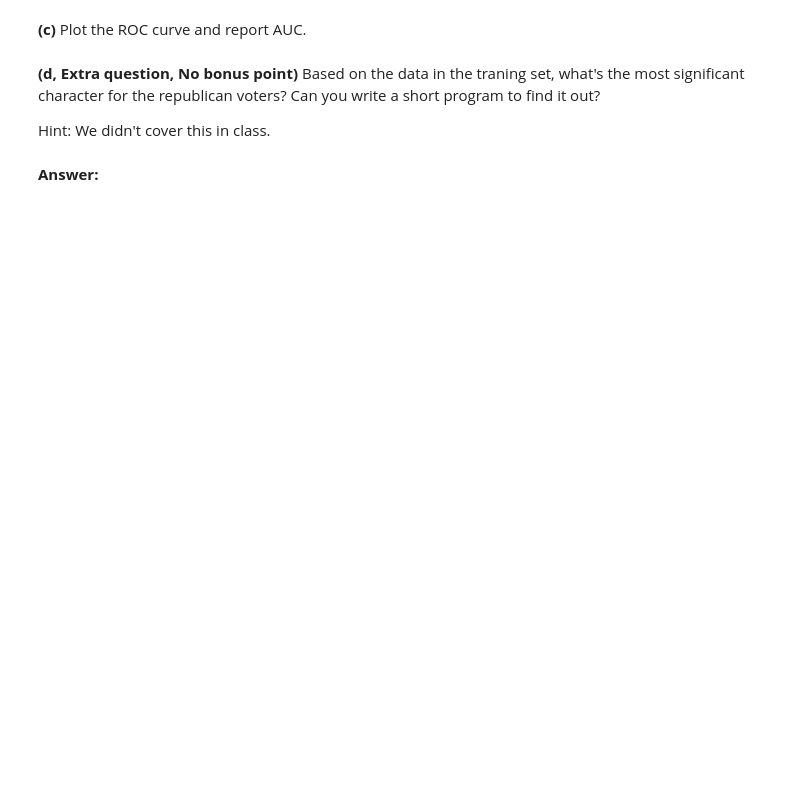
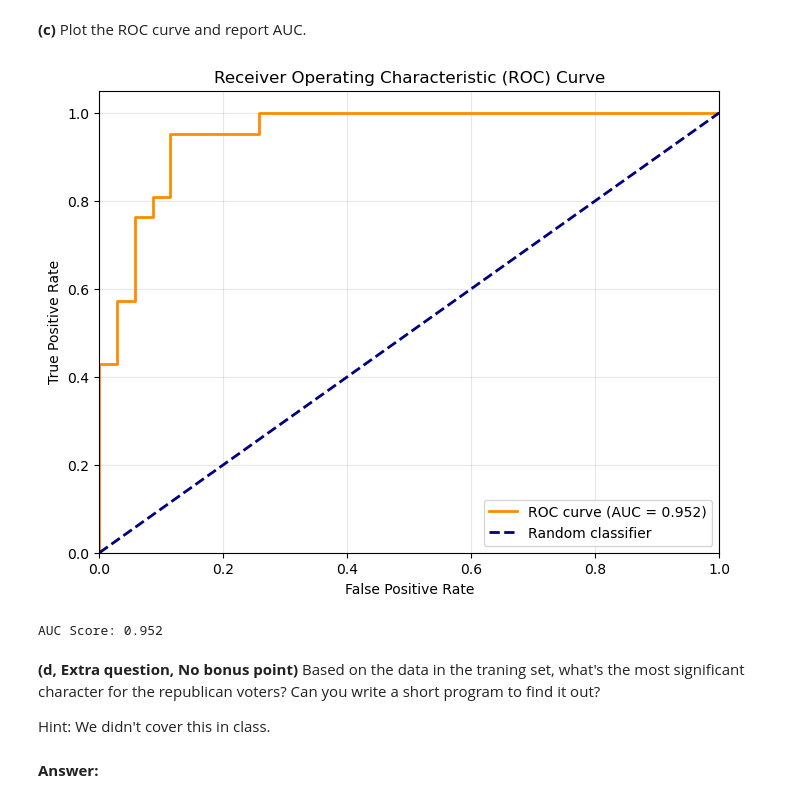
Before and after one commit to ginobenitez/STA4724, a Jupyter notebook: Homeworks/HW3/Homework 3.ipynb, the cells around one changed output. Drawn from its saved outputs; the diff is of its cells as text; code cells hidden in the pictures; blank space fills up the shorter version.

```diff
--- a/Homeworks/HW3/Homework 3.ipynb
+++ b/Homeworks/HW3/Homework 3.ipynb
@@ -191,2 +196,17 @@ Name: class, dtype: object
 # %% [markdown]
 **(b)** Train the bayes model and use it to predict the voting result on the testing data.
+# %%
+
+from sklearn.naive_bayes import GaussianNB
+from sklearn.metrics import accuracy_score, classification_report
+
+
+# Create and fit the Gaussian Naive Bayes classifier
+gnb = GaussianNB()
+gnb.fit(X_train, y_train)
+
+y_pred = gnb.predict(X_test)
+
+accuracy =accuracy_score(y_test, gnb.predict(X_test))
+
+print(classification_report(y_test, y_pred))
@@ -193,5 +222,39 @@ Name: class, dtype: object
 # %% [markdown]
 **(c)** Plot the ROC curve and report AUC.
+# %%
+from sklearn.metrics import roc_curve, auc
+import matplotlib.pyplot as plt
+import numpy as np
+
+# Assuming 'republican' is positive class (1) and 'democrat' is negative class (0)
+y_test_binary = np.where(y_test == 'republican', 1, 0)
+
+# Get prediction probabilities for the positive class (republican)
+y_proba = gnb.predict_proba(X_test)[:, 1]
+
+# Calculate ROC curve
+fpr, tpr, thresholds = roc_curve(y_test_binary, y_proba)
+
+# Calculate AUC
+roc_auc = auc(fpr, tpr)
+
+# Plot ROC curve
+plt.figure(figsize=(8, 6))
+plt.plot(fpr, tpr, color='darkorange', lw=2, label=f'ROC curve (AUC = {roc_auc:.3f})')
+plt.plot([0, 1], [0, 1], color='navy', lw=2, linestyle='--', label='Random classifier')
+plt.xlim([0.0, 1.0])
+plt.ylim([0.0, 1.05])
+plt.xlabel('False Positive Rate')
+plt.ylabel('True Positive Rate')
+plt.title('Receiver Operating Characteristic (ROC) Curve')
+plt.legend(loc="lower right")
+plt.grid(True, alpha=0.3)
+plt.show()
+
+print(f"AUC Score: {roc_auc:.3f}")
+# %% [output]
+[figure, added]
+AUC Score: 0.952
 # %% [markdown]
 **(d, Extra question, No bonus point)** Based on the data in the traning set, what's the most significant character for the republican voters? Can you write a short program to find it out?
 
```
Also changed, not shown: parts of 5 cells of this notebook, 1 other file.
